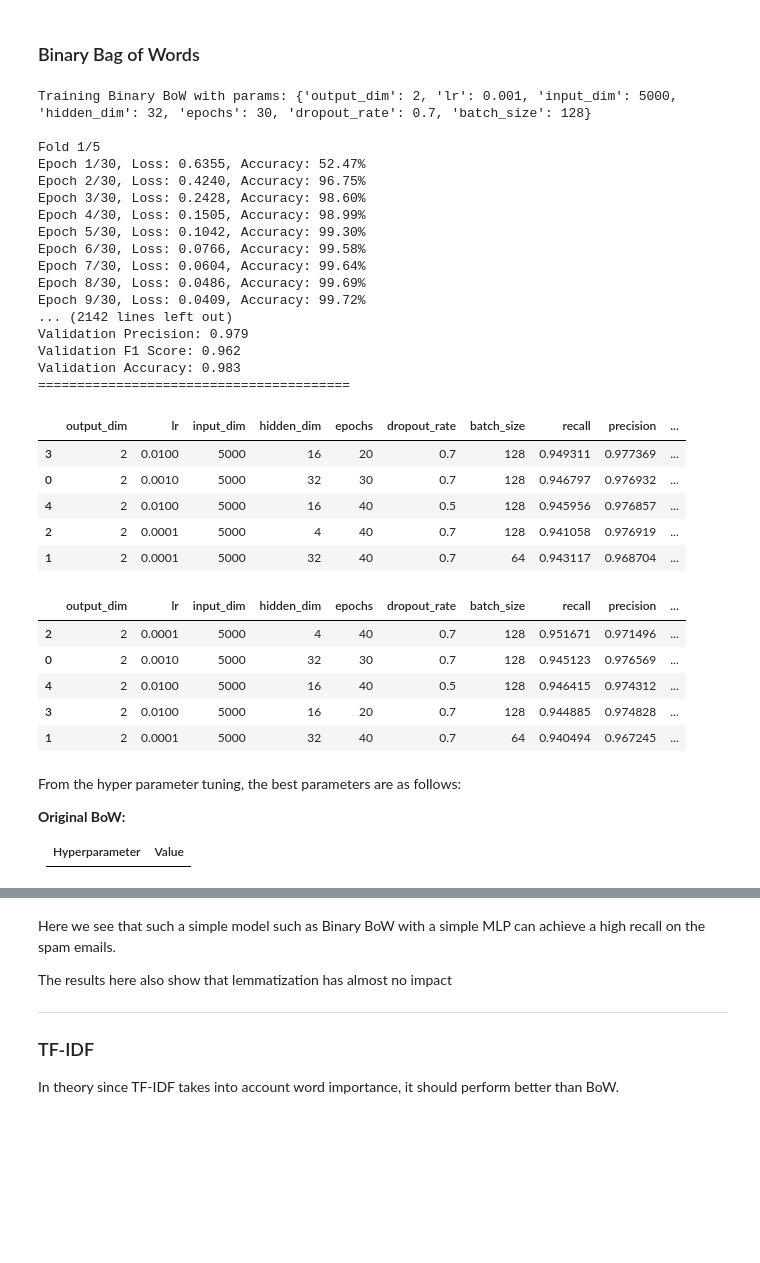
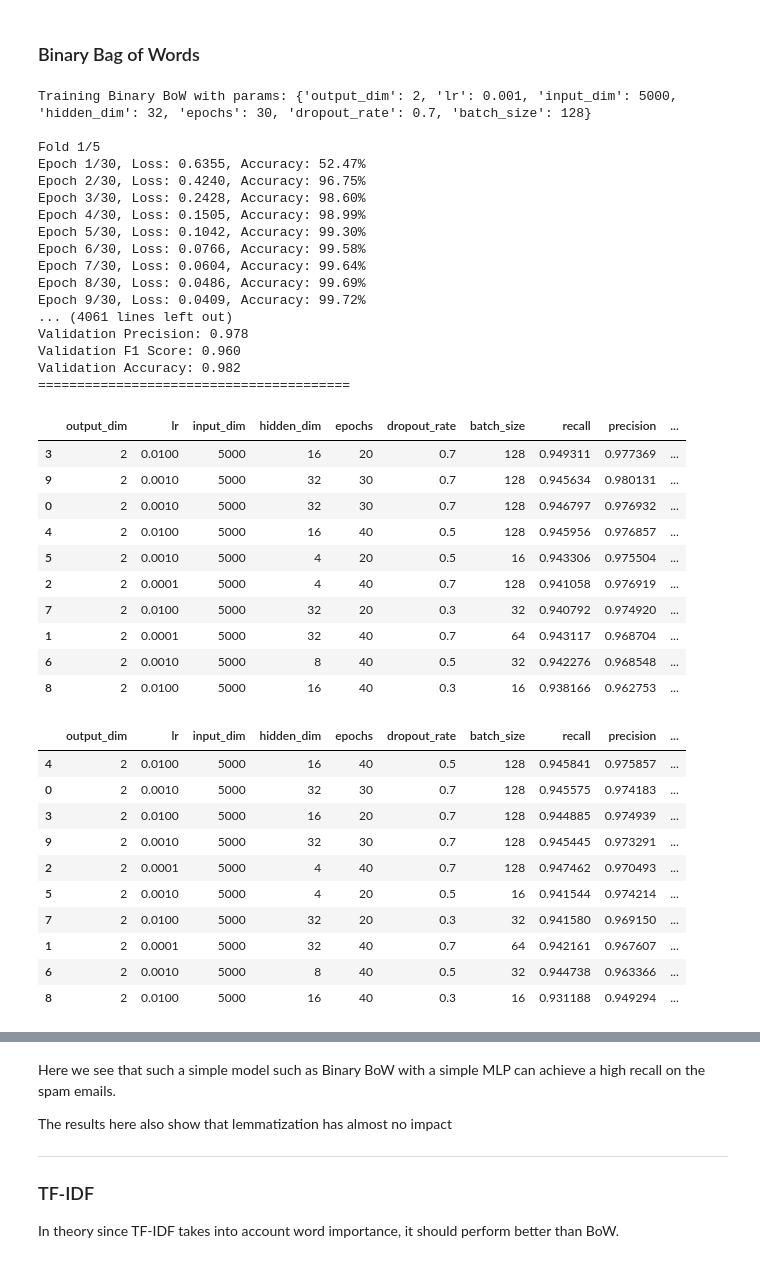
Before and after one commit to JovanHengGhimHong/Spam-Email-Detector, a Jupyter notebook: index.ipynb, the cells around one changed output, grey strips where cells are left out. Saved outputs shown, nothing was run; the diff lists cells and outputs as text; code cells hidden in the pictures; blank space fills up the shorter version.

```diff
--- a/index.ipynb
+++ b/index.ipynb
@@ -133,11 +135,12 @@ param_space = {
     'dropout_rate': [0.3, 0.5, 0.7]
 }
 
-selected_params = list(ParameterSampler(param_space, n_iter=5, random_state=42))
+selected_params = list(ParameterSampler(param_space, n_iter=10, random_state=42))
 # %%
 # we will train 2 models: one on the original data and one on the lemmatized data
 # we will be using stratified kf cv
 
+# prevent rerunning
 # original_data
 binary_bow_results = []
 kf = StratifiedKFold(n_splits=5, shuffle=True, random_state=42)
@@ -214,37 +217,43 @@ Epoch 6/30, Loss: 0.0766, Accuracy: 99.58%
 Epoch 7/30, Loss: 0.0604, Accuracy: 99.64%
 Epoch 8/30, Loss: 0.0486, Accuracy: 99.69%
 Epoch 9/30, Loss: 0.0409, Accuracy: 99.72%
-... (2142 lines left out)
-Validation Precision: 0.979
-Validation F1 Score: 0.962
-Validation Accuracy: 0.983
+... (4061 lines left out)
+Validation Precision: 0.978
+Validation F1 Score: 0.960
+Validation Accuracy: 0.982
 ========================================
 # %%
 binary_bow_results_df = pd.DataFrame(binary_bow_results).sort_values(by='f1', ascending=False)
 lemmatized_bow_results_df = pd.DataFrame(lemmatized_bow_results).sort_values(by='f1', ascending=False)
 
+binary_bow_results_df.to_csv('results/binary_bow_results.csv', index=False)
+lemmatized_bow_results_df.to_csv('results/lemmatized_bow_results.csv', index=False)
+
 display(binary_bow_results_df)
 display(lemmatized_bow_results_df)
 # %% [output]
 |  | output_dim | lr | input_dim | hidden_dim | epochs | dropout_rate | batch_size | recall | precision | ... |
 | 3 | 2 | 0.0100 | 5000 | 16 | 20 | 0.7 | 128 | 0.949311 | 0.977369 | ... |
+| 9 | 2 | 0.0010 | 5000 | 32 | 30 | 0.7 | 128 | 0.945634 | 0.980131 | ... |
 | 0 | 2 | 0.0010 | 5000 | 32 | 30 | 0.7 | 128 | 0.946797 | 0.976932 | ... |
 | 4 | 2 | 0.0100 | 5000 | 16 | 40 | 0.5 | 128 | 0.945956 | 0.976857 | ... |
+| 5 | 2 | 0.0010 | 5000 | 4 | 20 | 0.5 | 16 | 0.943306 | 0.975504 | ... |
 | 2 | 2 | 0.0001 | 5000 | 4 | 40 | 0.7 | 128 | 0.941058 | 0.976919 | ... |
+| 7 | 2 | 0.0100 | 5000 | 32 | 20 | 0.3 | 32 | 0.940792 | 0.974920 | ... |
 | 1 | 2 | 0.0001 | 5000 | 32 | 40 | 0.7 | 64 | 0.943117 | 0.968704 | ... |
+| 6 | 2 | 0.0010 | 5000 | 8 | 40 | 0.5 | 32 | 0.942276 | 0.968548 | ... |
+| 8 | 2 | 0.0100 | 5000 | 16 | 40 | 0.3 | 16 | 0.938166 | 0.962753 | ... |
 |  | output_dim | lr | input_dim | hidden_dim | epochs | dropout_rate | batch_size | recall | precision | ... |
-| 2 | 2 | 0.0001 | 5000 | 4 | 40 | 0.7 | 128 | 0.951671 | 0.971496 | ... |
-| 0 | 2 | 0.0010 | 5000 | 32 | 30 | 0.7 | 128 | 0.945123 | 0.976569 | ... |
-| 4 | 2 | 0.0100 | 5000 | 16 | 40 | 0.5 | 128 | 0.946415 | 0.974312 | ... |
-| 3 | 2 | 0.0100 | 5000 | 16 | 20 | 0.7 | 128 | 0.944885 | 0.974828 | ... |
-| 1 | 2 | 0.0001 | 5000 | 32 | 40 | 0.7 | 64 | 0.940494 | 0.967245 | ... |
+| 4 | 2 | 0.0100 | 5000 | 16 | 40 | 0.5 | 128 | 0.945841 | 0.975857 | ... |
+| 0 | 2 | 0.0010 | 5000 | 32 | 30 | 0.7 | 128 | 0.945575 | 0.974183 | ... |
+| 3 | 2 | 0.0100 | 5000 | 16 | 20 | 0.7 | 128 | 0.944885 | 0.974939 | ... |
+| 9 | 2 | 0.0010 | 5000 | 32 | 30 | 0.7 | 128 | 0.945445 | 0.973291 | ... |
+| 2 | 2 | 0.0001 | 5000 | 4 | 40 | 0.7 | 128 | 0.947462 | 0.970493 | ... |
+| 5 | 2 | 0.0010 | 5000 | 4 | 20 | 0.5 | 16 | 0.941544 | 0.974214 | ... |
+| 7 | 2 | 0.0100 | 5000 | 32 | 20 | 0.3 | 32 | 0.941580 | 0.969150 | ... |
+| 1 | 2 | 0.0001 | 5000 | 32 | 40 | 0.7 | 64 | 0.942161 | 0.967607 | ... |
+| 6 | 2 | 0.0010 | 5000 | 8 | 40 | 0.5 | 32 | 0.944738 | 0.963366 | ... |
+| 8 | 2 | 0.0100 | 5000 | 16 | 40 | 0.3 | 16 | 0.931188 | 0.949294 | ... |
-# %% [markdown]
-From the hyper parameter tuning, the best parameters are as follows:
-
-**Original BoW:**
-
-| Hyperparameter | Value |
-|----------------|-------|
 # %%
 # retraining on the best params
 print('Training Baseline BoW Model')
```
Also changed, not shown: parts of 23 cells of this notebook, 9 other files.
